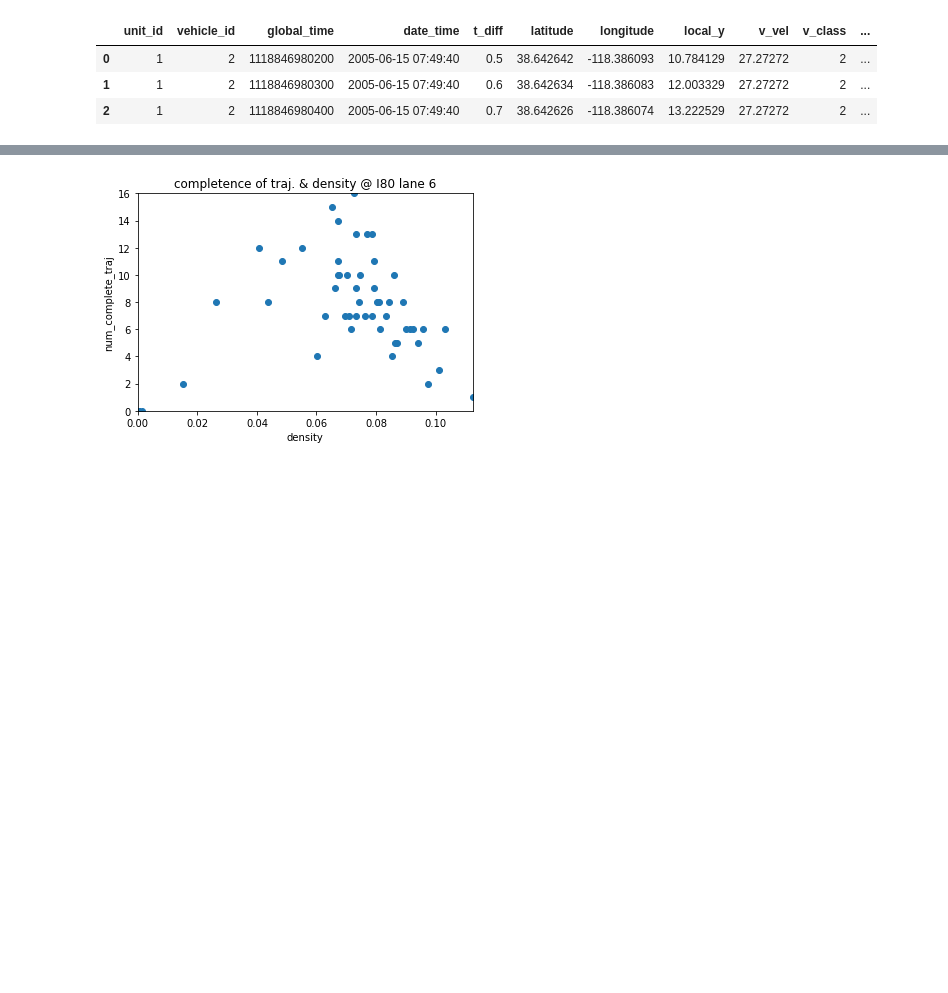
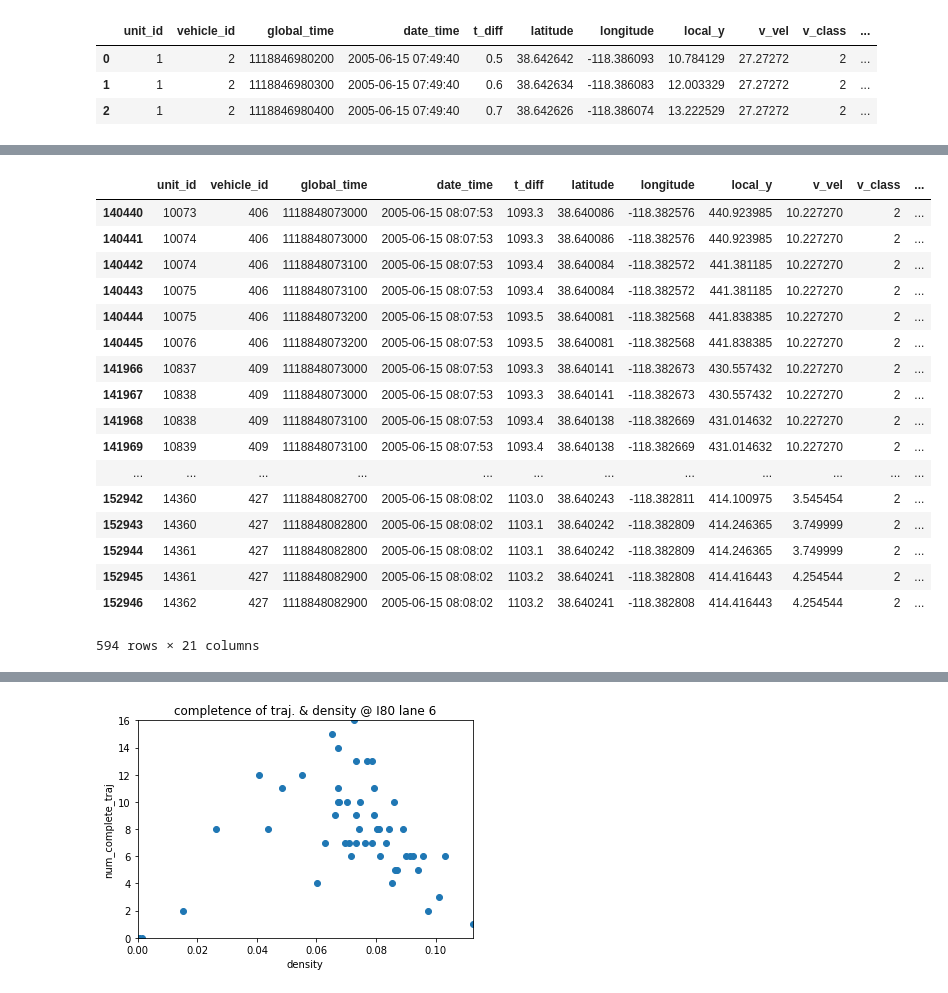
Before and after one commit to ZhaobinMo/NGSIM, a Jupyter notebook: dataprocess.ipynb, the cells around one changed output, grey strips where cells are left out. Cells and saved outputs as stored; diff of their text form; code cells hidden in the pictures; blank space fills up the shorter version.

```diff
--- a/dataprocess.ipynb
+++ b/dataprocess.ipynb
@@ -439,0 +394,29 @@ lenq_rou_n)
+# %%
+# add noticer in the df
+global grid_t, grid_s
+def pointOfTimeGrid(x):
+    if x < grid_t[0]:
+        idx = 0
+    elif x >= grid_t[-1]:
+        idx = len(grid_t) - 2
+    else:
+        dis = x - grid_t[0]
+        idx = floor(dis/(grid_t[1]-grid_t[0]))
+    return (idx, grid_t[idx], grid_t[idx+1])
+
+def pointOfSpaceGrid(x):
+    if x < grid_s[0]:
+        idx = 0
+    elif x >= grid_s[-1]:
+        idx = len(grid_s) - 2
+    else:
+        dis = x - grid_s[0]
+        idx = floor(dis/(grid_s[1]-grid_s[0]))
+    return (idx, grid_s[idx], grid_s[idx+1])
+
+df['point_t'] = df['t_diff'].apply(pointOfTimeGrid)
+df[['idx_t','low_bound_t','high_bound_t']] = pd.DataFrame(df['point_t'].tolist())
+df['point_s'] = df['local_y'].apply(pointOfSpaceGrid)
+df[['idx_s','low_bound_s','high_bound_s']] = pd.DataFrame(df['point_s'].tolist())
+del(df['point_t'], df['point_s'])
+df.head(5)
@@ -439,0 +582,24 @@ lenq_rou_n)
+# %%
+mask = (df['idx_t'] == 109) & (df['idx_s'] == 14)
+df_test = df.loc[mask,:]
+#len(df_test.drop_duplicates('idx_tuple'))
+df_test
+# %% [output]
+|  | unit_id | vehicle_id | global_time | date_time | t_diff | latitude | longitude | local_y | v_vel | v_class | ... |
+| 140440 | 10073 | 406 | 1118848073000 | 2005-06-15 08:07:53 | 1093.3 | 38.640086 | -118.382576 | 440.923985 | 10.227270 | 2 | ... |
+| 140441 | 10074 | 406 | 1118848073000 | 2005-06-15 08:07:53 | 1093.3 | 38.640086 | -118.382576 | 440.923985 | 10.227270 | 2 | ... |
+| 140442 | 10074 | 406 | 1118848073100 | 2005-06-15 08:07:53 | 1093.4 | 38.640084 | -118.382572 | 441.381185 | 10.227270 | 2 | ... |
+| 140443 | 10075 | 406 | 1118848073100 | 2005-06-15 08:07:53 | 1093.4 | 38.640084 | -118.382572 | 441.381185 | 10.227270 | 2 | ... |
+| 140444 | 10075 | 406 | 1118848073200 | 2005-06-15 08:07:53 | 1093.5 | 38.640081 | -118.382568 | 441.838385 | 10.227270 | 2 | ... |
+| 140445 | 10076 | 406 | 1118848073200 | 2005-06-15 08:07:53 | 1093.5 | 38.640081 | -118.382568 | 441.838385 | 10.227270 | 2 | ... |
+| 141966 | 10837 | 409 | 1118848073000 | 2005-06-15 08:07:53 | 1093.3 | 38.640141 | -118.382673 | 430.557432 | 10.227270 | 2 | ... |
+| 141967 | 10838 | 409 | 1118848073000 | 2005-06-15 08:07:53 | 1093.3 | 38.640141 | -118.382673 | 430.557432 | 10.227270 | 2 | ... |
+| 141968 | 10838 | 409 | 1118848073100 | 2005-06-15 08:07:53 | 1093.4 | 38.640138 | -118.382669 | 431.014632 | 10.227270 | 2 | ... |
+| 141969 | 10839 | 409 | 1118848073100 | 2005-06-15 08:07:53 | 1093.4 | 38.640138 | -118.382669 | 431.014632 | 10.227270 | 2 | ... |
+| ... | ... | ... | ... | ... | ... | ... | ... | ... | ... | ... | ... |
+| 152942 | 14360 | 427 | 1118848082700 | 2005-06-15 08:08:02 | 1103.0 | 38.640243 | -118.382811 | 414.100975 | 3.545454 | 2 | ... |
+| 152943 | 14360 | 427 | 1118848082800 | 2005-06-15 08:08:02 | 1103.1 | 38.640242 | -118.382809 | 414.246365 | 3.749999 | 2 | ... |
+| 152944 | 14361 | 427 | 1118848082800 | 2005-06-15 08:08:02 | 1103.1 | 38.640242 | -118.382809 | 414.246365 | 3.749999 | 2 | ... |
+| 152945 | 14361 | 427 | 1118848082900 | 2005-06-15 08:08:02 | 1103.2 | 38.640241 | -118.382808 | 414.416443 | 4.254544 | 2 | ... |
+| 152946 | 14362 | 427 | 1118848082900 | 2005-06-15 08:08:02 | 1103.2 | 38.640241 | -118.382808 | 414.416443 | 4.254544 | 2 | ... |
+594 rows × 21 columns
```
Also changed, not shown: parts of 27 cells of this notebook.
